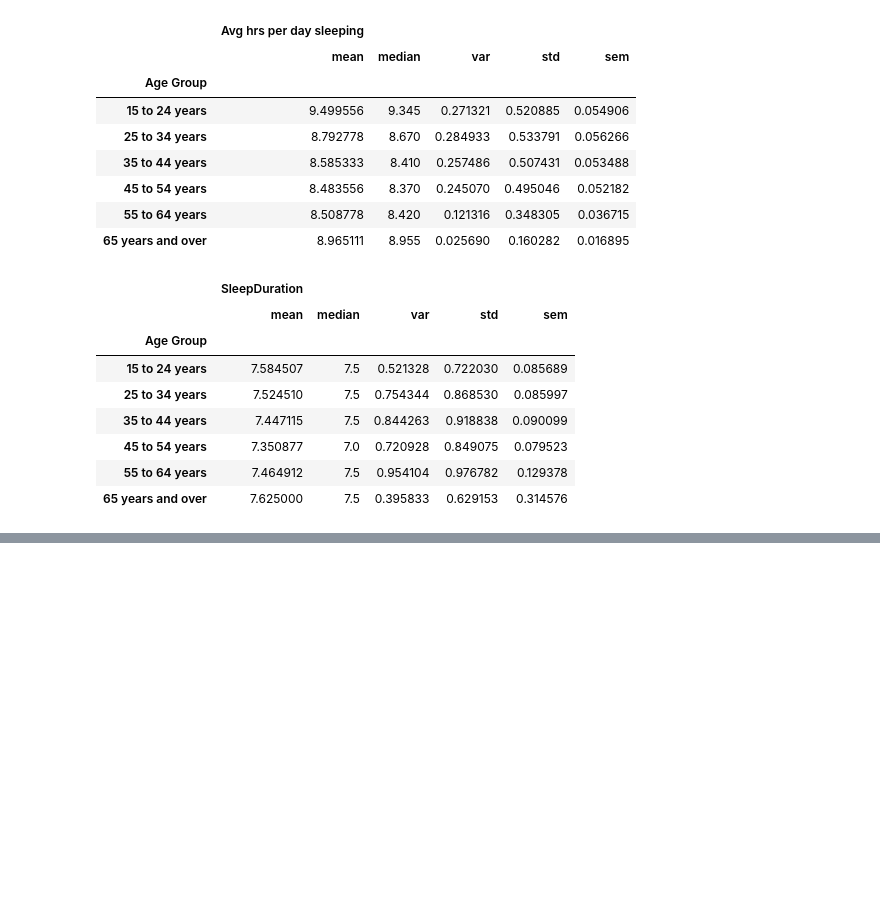
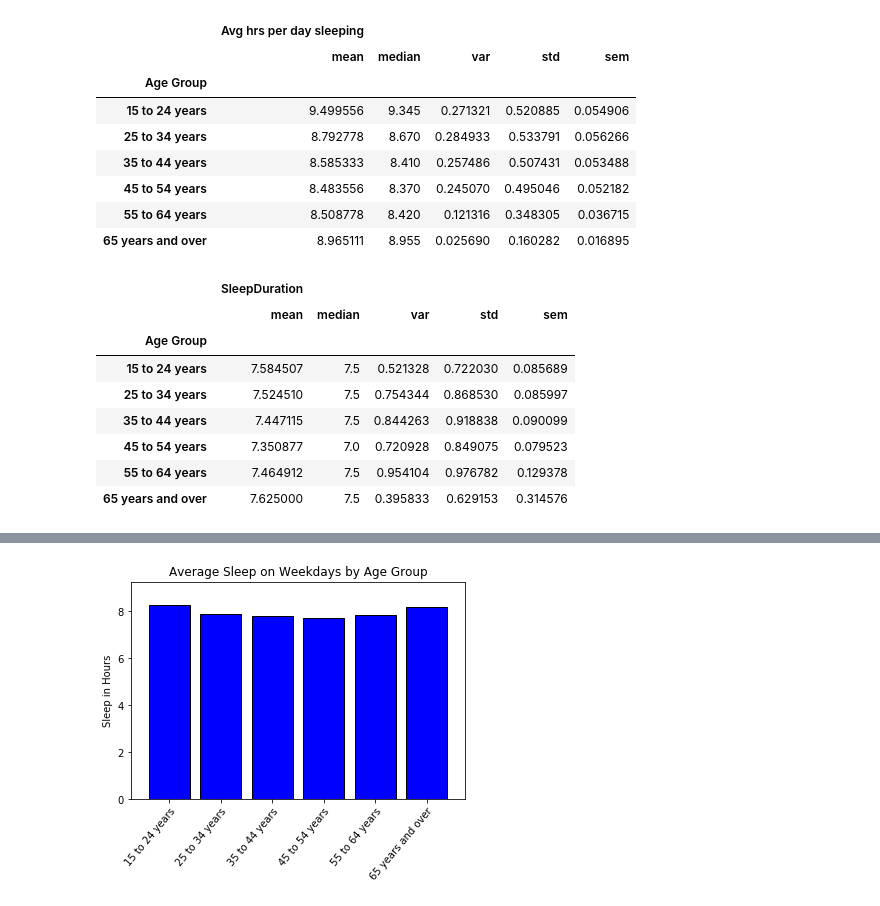
Before and after one commit to jbarkle/Exploratory-Analysis-of-Sleep-Data, a Jupyter notebook: performance_jb.ipynb, the cells around one changed output, grey strips where cells are left out. Saved outputs shown, nothing was run; the diff lists cells and outputs as text; code cells hidden in the pictures; blank space fills up the shorter version.

```diff
--- a/performance_jb.ipynb
+++ b/performance_jb.ipynb
@@ -727,0 +837,6 @@ se_age_group_sl
+# %%
+# dataframe for age group bar chart by weekday
+age_avga_df = pd.DataFrame({"Age Group":['15 to 24 years', '25 to 34 years', '35 to 44 years',\
+                                        '45 to 54 years', '55 to 64 years', '65 years and over'],\
+                                        "Average":[8.26, 7.89, 7.77, 7.71, 7.83, 8.17]})
+age_avga_df
@@ -727,0 +865,15 @@ se_age_group_sl
+# %%
+# bar chart for average sleep by weekday by age group
+xaxis = age_avga_df["Age Group"]
+yaxis = age_avga_df["Average"]
+
+plt.figure(figsize=(6,4))
+plt.bar(xaxis, yaxis, color="blue", edgecolor='black')
+plt.xticks(rotation=50, ha="right", rotation_mode="anchor")
+plt.xlim(-0.75, len(xaxis)-0.25)
+plt.ylim(0, max(yaxis)+1)
+plt.ylabel("Sleep in Hours")
+plt.title("Average Sleep on Weekdays by Age Group")
+plt.show()
+# %% [output]
+[figure, added]
```
Also changed, not shown: parts of 26 cells of this notebook.
